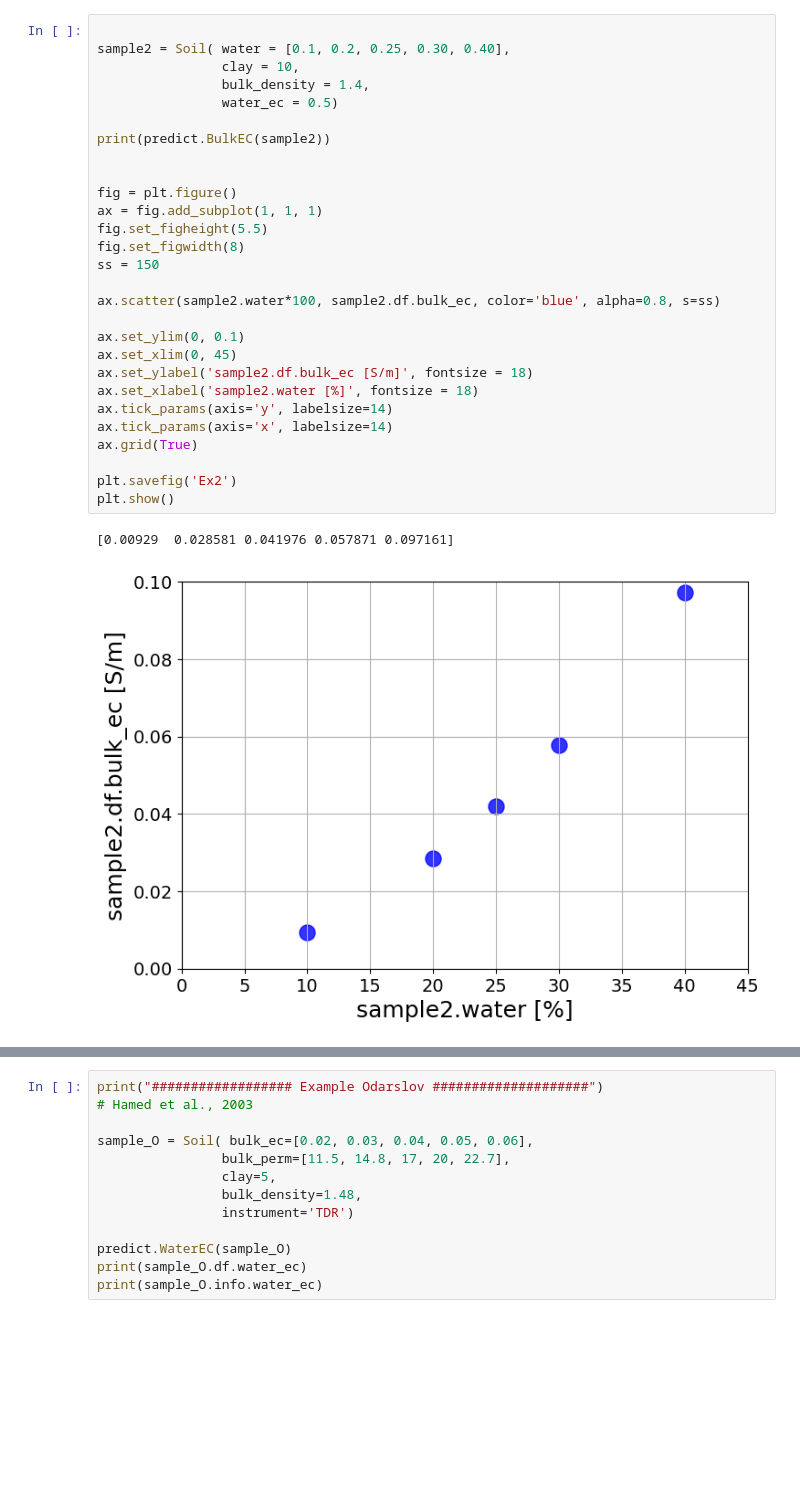
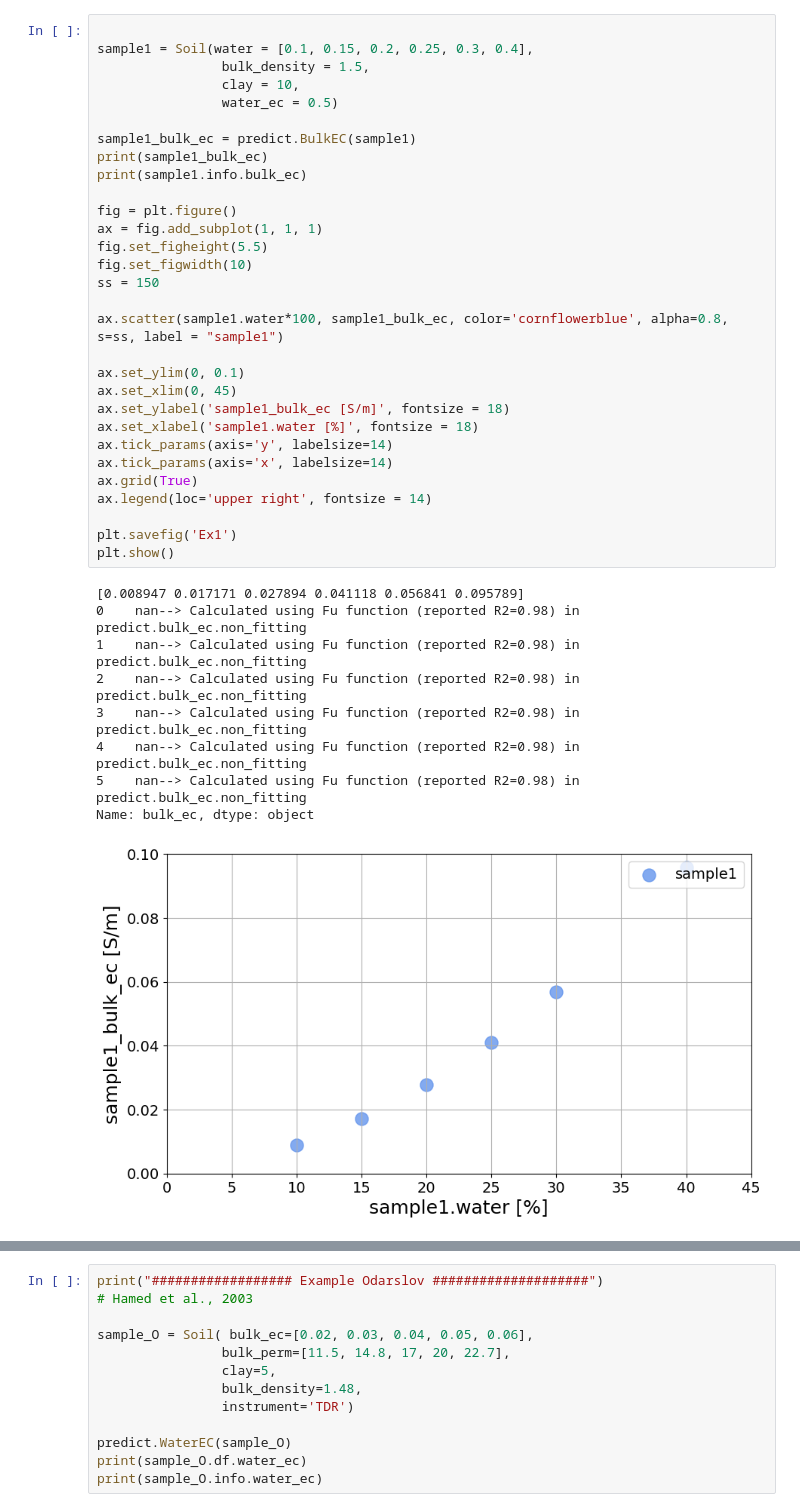
Before and after one commit to SENSE-UGent/Pedophysics, a Jupyter notebook: examples/Examples.ipynb, the cells around one changed output, grey strips where cells are left out. Drawn from its saved outputs; the diff is of its cells as text; blank space fills up the shorter version.

```diff
--- a/examples/Examples.ipynb
+++ b/examples/Examples.ipynb
@@ -46,32 +40,41 @@ sample1.df
 # %%
 
-sample2 = Soil( water = [0.1, 0.2, 0.25, 0.30, 0.40],
+sample1 = Soil(water = [0.1, 0.15, 0.2, 0.25, 0.3, 0.4],
+                bulk_density = 1.5,
                 clay = 10,
-                bulk_density = 1.4,
                 water_ec = 0.5)
 
-print(predict.BulkEC(sample2))
-
+sample1_bulk_ec = predict.BulkEC(sample1)
+print(sample1_bulk_ec)
+print(sample1.info.bulk_ec)
 
 fig = plt.figure()
 ax = fig.add_subplot(1, 1, 1)
 fig.set_figheight(5.5)
-fig.set_figwidth(8)
+fig.set_figwidth(10)
 ss = 150
 
-ax.scatter(sample2.water*100, sample2.df.bulk_ec, color='blue', alpha=0.8, s=ss)
+ax.scatter(sample1.water*100, sample1_bulk_ec, color='cornflowerblue', alpha=0.8, s=ss, label = "sample1")
 
 ax.set_ylim(0, 0.1)
 ax.set_xlim(0, 45)
-ax.set_ylabel('sample2.df.bulk_ec [S/m]', fontsize = 18)
-ax.set_xlabel('sample2.water [%]', fontsize = 18)
+ax.set_ylabel('sample1_bulk_ec [S/m]', fontsize = 18)
+ax.set_xlabel('sample1.water [%]', fontsize = 18)
 ax.tick_params(axis='y', labelsize=14)
 ax.tick_params(axis='x', labelsize=14)
 ax.grid(True)
+ax.legend(loc='upper right', fontsize = 14)
 
-plt.savefig('Ex2')
+plt.savefig('Ex1')
 plt.show()
 # %% [output]
-[0.00929  0.028581 0.041976 0.057871 0.097161]
+[0.008947 0.017171 0.027894 0.041118 0.056841 0.095789]
+0    nan--> Calculated using Fu function (reported R2=0.98) in predict.bulk_ec.non_fitting
+1    nan--> Calculated using Fu function (reported R2=0.98) in predict.bulk_ec.non_fitting
+2    nan--> Calculated using Fu function (reported R2=0.98) in predict.bulk_ec.non_fitting
+3    nan--> Calculated using Fu function (reported R2=0.98) in predict.bulk_ec.non_fitting
+4    nan--> Calculated using Fu function (reported R2=0.98) in predict.bulk_ec.non_fitting
+5    nan--> Calculated using Fu function (reported R2=0.98) in predict.bulk_ec.non_fitting
+Name: bulk_ec, dtype: object
-[figure, old version]
+[figure, new version]
 # %%
```
Also changed, not shown: parts of 16 cells of this notebook, 6 other files.
